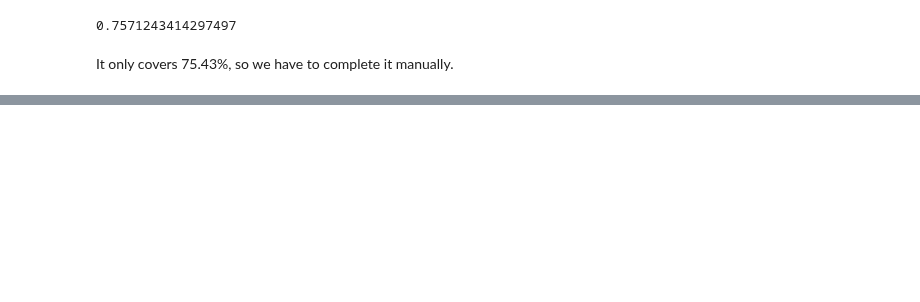
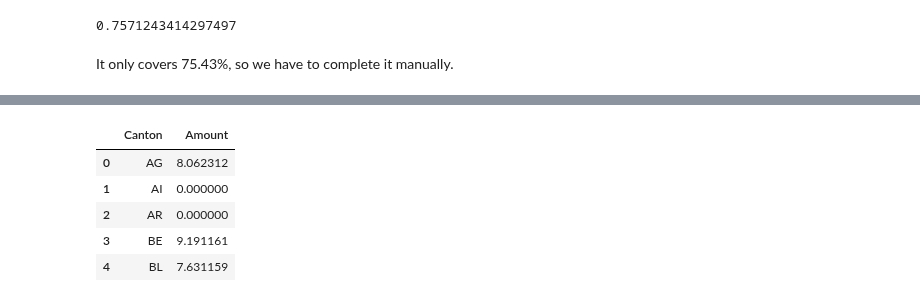
Before and after one commit to Symsystem/adaepflHomework, a Jupyter notebook: 03 - Interactive Viz/Project 3.ipynb, the cells around one changed output, grey strips where cells are left out. Drawn from its saved outputs; the diff is of its cells as text; code cells hidden in the pictures; blank space fills up the shorter version.

```diff
--- a/03 - Interactive Viz/Project 3.ipynb
+++ b/03 - Interactive Viz/Project 3.ipynb
@@ -236,0 +161,23 @@ swiss_map
+# %%
+all_cantons = np.array(['AG','AI','AR','BE','BL','BS','FR','GE','GL','GR','LU',
+                        'NE','NW','OW','SG','SO','SZ','TG','TI','UR','VD','VS','ZG','ZH','SH','JU'])
+amounts = canton_found.groupby(['Code'])['Approved Amount'].sum()
+
+cantons_amount = []
+for canton in all_cantons:
+    if amounts.get(canton):
+        cantons_amount.append(np.log10(amounts.get(canton)))
+    else:
+        cantons_amount.append(0)
+
+cantons_amount_df = pd.DataFrame()
+cantons_amount_df['Canton'] = all_cantons
+cantons_amount_df['Amount'] = cantons_amount
+cantons_amount_df.head()
+# %% [output]
+|  | Canton | Amount |
+| 0 | AG | 8.062312 |
+| 1 | AI | 0.000000 |
+| 2 | AR | 0.000000 |
+| 3 | BE | 9.191161 |
+| 4 | BL | 7.631159 |
```
Also changed, not shown: parts of 9 cells of this notebook, 4 other files.
